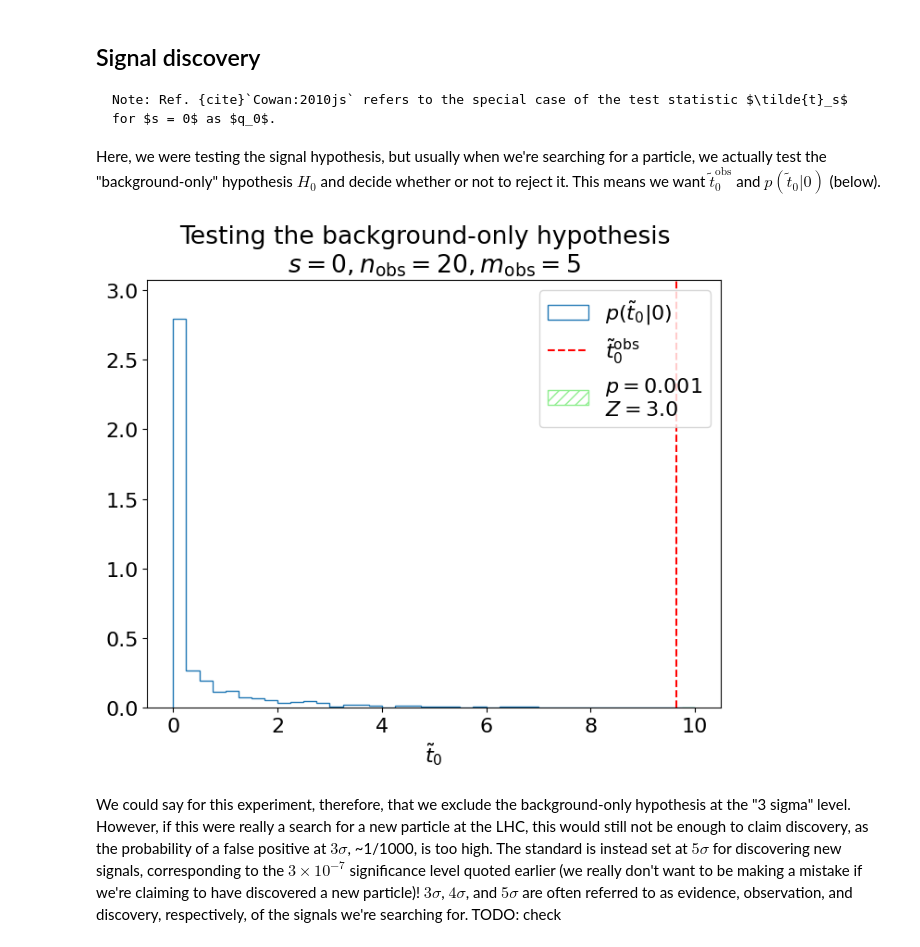
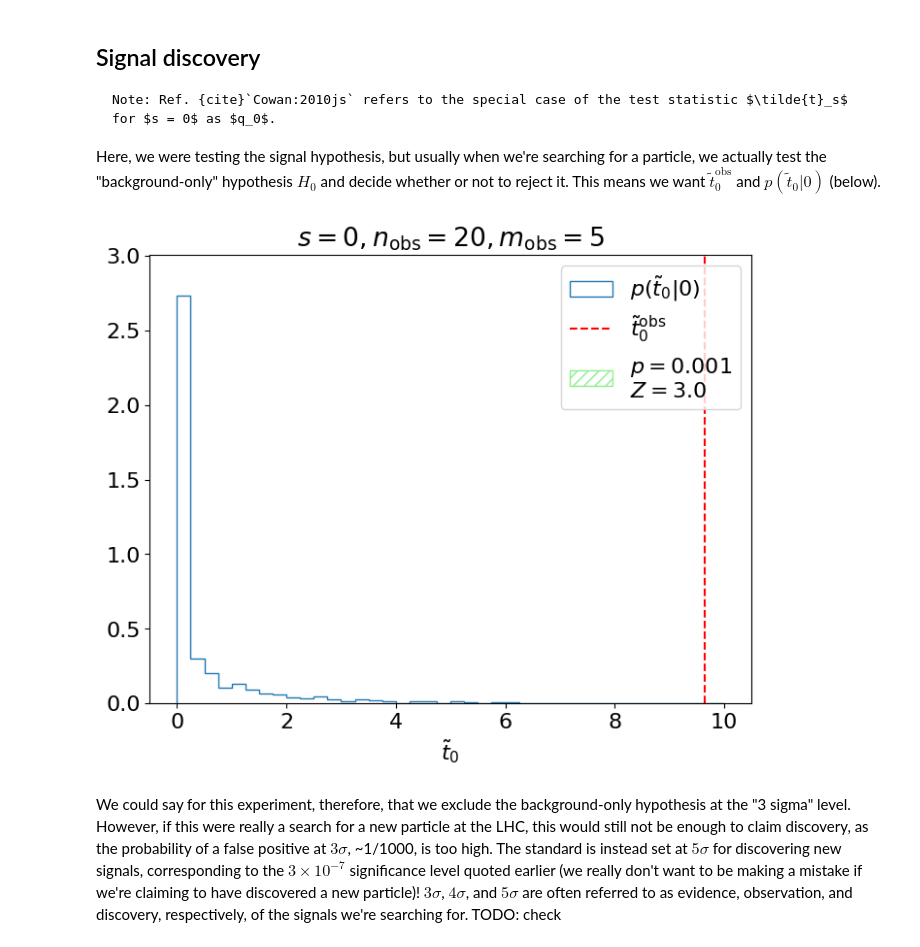
Before and after one commit to rkansal47/stats-for-hep, a Jupyter notebook: stats-for-hep/02-hypothesis-testing.ipynb, the cells around one changed output. Cells and saved outputs as stored; diff of their text form; code cells hidden in the pictures.

```diff
--- a/stats-for-hep/02-hypothesis-testing.ipynb
+++ b/stats-for-hep/02-hypothesis-testing.ipynb
@@ -332,14 +340,13 @@ Here, we were testing the signal hypothesis, but usually when we're searching fo
 # %%
 s, n_obs, m_obs = 0, 20, 5
 p_value, t_tilde_ss, t_obs = get_ps_val(s, n_obs, m_obs, num_toys)
 Z = norm.ppf(1 - p_value)
 
 fig, ax = plt.subplots(figsize=(8, 6))
 plot_p_ts(ax, s, n_obs, m_obs, t_tilde_ss, t_obs, p_value, Z, hlim=10)
-fig.suptitle("Testing the background-only hypothesis")
 plt.show()
 # %% [output]
-[figure, old version]
+[figure, new version]
 # %% [markdown]
 We could say for this experiment, therefore, that we exclude the background-only hypothesis at the "3 sigma" level. However, if this were really a search for a new particle at the LHC, this would still not be enough to claim discovery, as the probability of a false positive at $3\sigma$, ~1/1000, is too high. The standard is instead set at $5\sigma$ for discovering new signals, corresponding to the $3\times10^{-7}$ significance level quoted earlier (we really don't want to be making a mistake if we're claiming to have discovered a new particle)! $3\sigma$, $4\sigma$, and $5\sigma$ are often referred to as evidence, observation, and discovery, respectively, of the signals we're searching for. TODO: check
 # %% [markdown]
```
Also changed, not shown: parts of 8 cells of this notebook.
